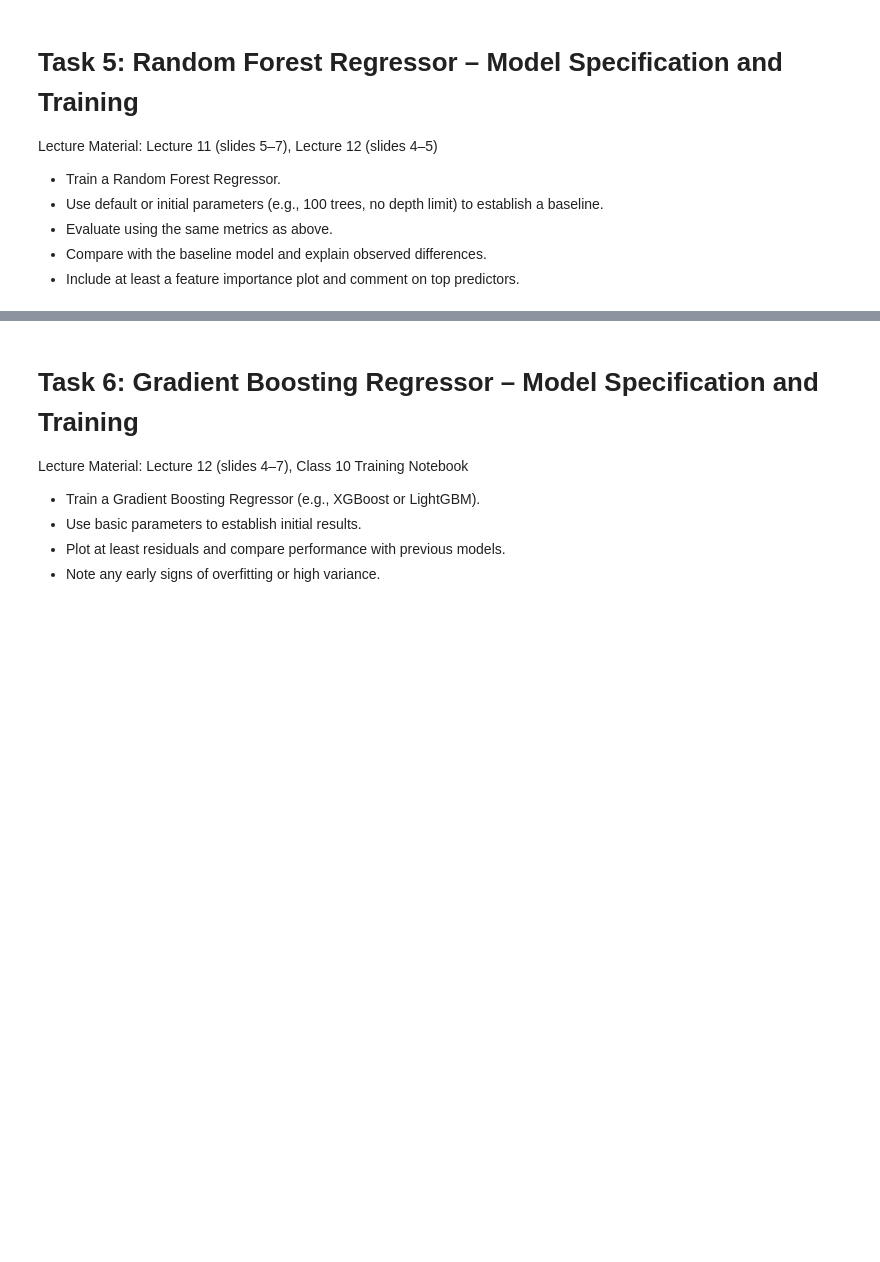
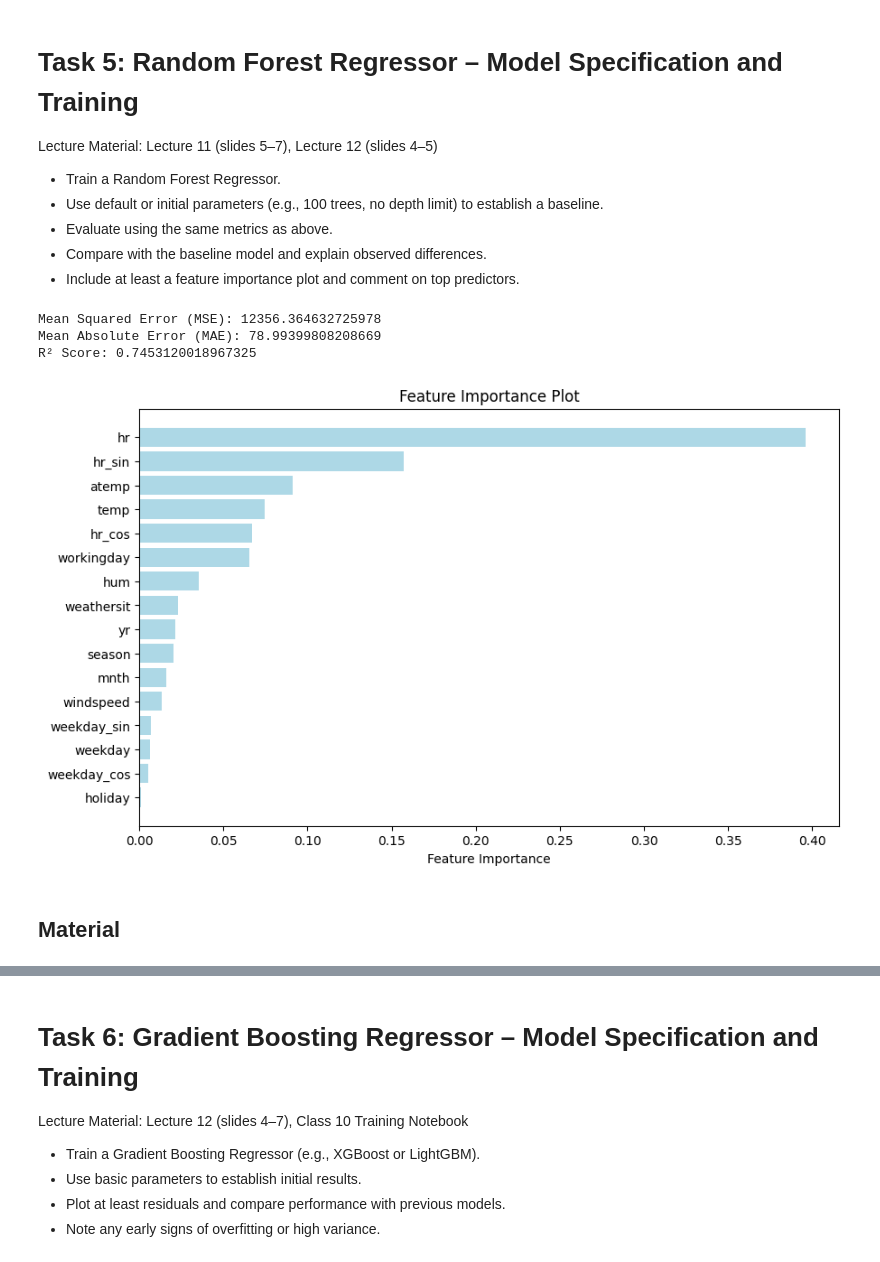
Before and after one commit to catebros/ML-fundamentals-2025, a Jupyter notebook: assignment_2_caterinamaria_barberoros[_barberoros].ipynb, the cells around one changed output, grey strips where cells are left out. Drawn from its saved outputs; the diff is of its cells as text; code cells hidden in the pictures; blank space fills up the shorter version.

```diff
--- a/assignment_2_caterinamaria_barberoros[_barberoros].ipynb
+++ b/assignment_2_caterinamaria_barberoros[_barberoros].ipynb
@@ -77,3 +176,15 @@ Lecture Material: Lecture 8 (slide 4), Lecture 12 (slides 4–5)
 - Split the dataset into: Training set (60%), Validation set (20%), Test set (20%). If necessary, reevaluate these percentages when tuning the model.
 - Use a random split while preserving temporal order if possible.
 - Apply the split before performing any feature engineering or scaling to avoid leakage.
+# %%
+from sklearn.model_selection import train_test_split
+
+df = df.sort_values("dteday").reset_index(drop=True)
+df.drop(columns=['dteday'], inplace=True)
+
+train_df, temp_df = train_test_split(df, train_size=0.6, shuffle=False)
+valid_df, test_df = train_test_split(temp_df, test_size=0.5, shuffle=False)
+
+print(f"Training Set: {len(train_df)} rows")
+print(f"Validation Set: {len(valid_df)} rows")
+print(f"Test Set: {len(test_df)} rows")
@@ -107,3 +469,48 @@ Lecture Material: Lecture 11 (slides 5–7), Lecture 12 (slides 4–5)
 - Evaluate using the same metrics as above.
 - Compare with the baseline model and explain observed differences.
 - Include at least a feature importance plot and comment on top predictors.
+# %%
+X_train = train_df.drop('cnt', axis=1)
+y_train = train_df['cnt']
+X_test = test_df.drop('cnt', axis=1)
+y_test = test_df['cnt']
+X_val = test_df.drop('cnt', axis=1)
+y_val = test_df['cnt']
+# %%
+from sklearn.ensemble import RandomForestRegressor
+from sklearn.metrics import mean_squared_error, mean_absolute_error, r2_score
+
+rf_model = RandomForestRegressor(n_estimators=100, random_state=42)
+
+# Train the model
+rf_model.fit(X_train, y_train)
+
+# Make predictions on the validation set
+y_pred_rf = rf_model.predict(X_valid)
+# %%
+mse_rf = mean_squared_error(y_val, y_pred_rf)
+mae_rf = mean_absolute_error(y_val, y_pred_rf)
+r2_rf = r2_score(y_val, y_pred_rf)
+
+print(f'Mean Squared Error (MSE): {mse_rf}')
+print(f'Mean Absolute Error (MAE): {mae_rf}')
+print(f'R² Score: {r2_rf}')
+# %% [output]
+Mean Squared Error (MSE): 12356.364632725978
+Mean Absolute Error (MAE): 78.99399808208669
+R² Score: 0.7453120018967325
+# %%
+importances = rf_model.feature_importances_
+
+features = X_train.columns
+indices = importances.argsort()
+
+plt.figure(figsize=(10, 6))
+plt.barh(features[indices], importances[indices], color='lightblue')
+plt.xlabel('Feature Importance')
+plt.title('Feature Importance Plot')
+plt.show()
+# %% [output]
+[figure, added]
+# %% [markdown]
+## Material
```
Also changed, not shown: parts of 42 cells of this notebook.
